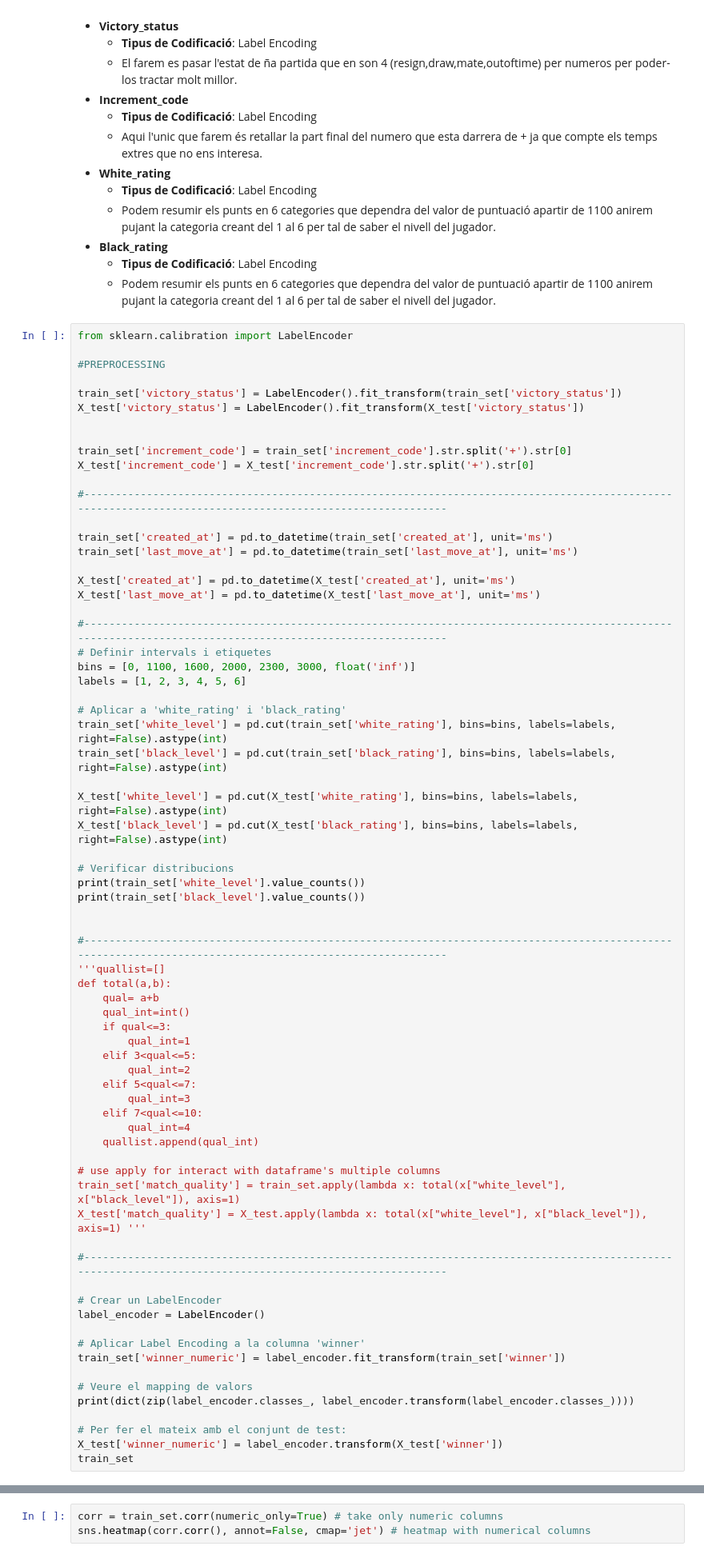
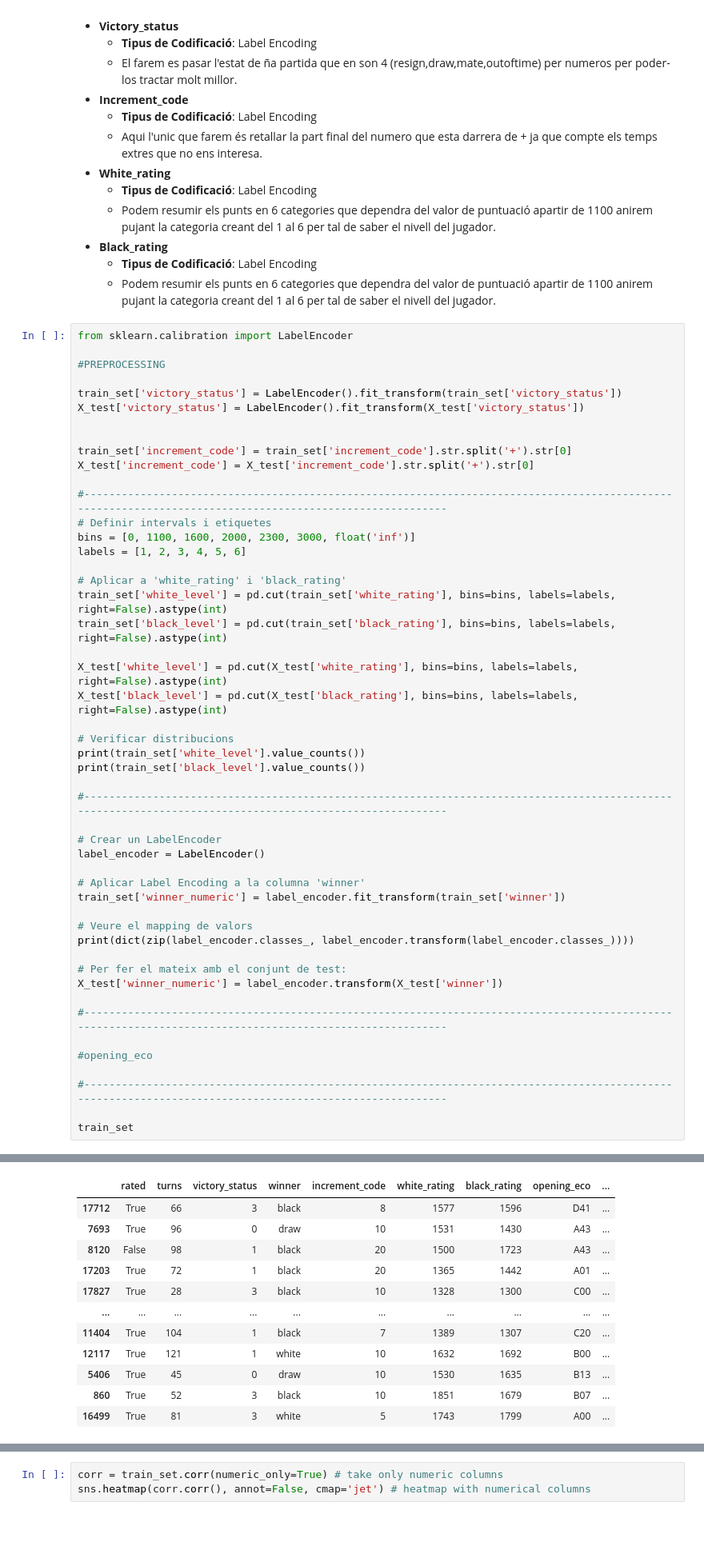
Before and after one commit to NIU1679937/ChestKaggle, a Jupyter notebook: Cas_Kaggle_ApC.ipynb, the cells around one changed output, grey strips where cells are left out. Shown at 80% size. Cells and saved outputs as stored; diff of their text form; blank space fills up the shorter version.

```diff
--- a/Cas_Kaggle_ApC.ipynb
+++ b/Cas_Kaggle_ApC.ipynb
@@ -248,14 +246,6 @@ X_test['victory_status'] = LabelEncoder().fit_transform(X_test['victory_status']
 
 train_set['increment_code'] = train_set['increment_code'].str.split('+').str[0]
 X_test['increment_code'] = X_test['increment_code'].str.split('+').str[0]
-
-#---------------------------------------------------------------------------------------------------------------------------------------------------------
-
-train_set['created_at'] = pd.to_datetime(train_set['created_at'], unit='ms')
-train_set['last_move_at'] = pd.to_datetime(train_set['last_move_at'], unit='ms')
-
-X_test['created_at'] = pd.to_datetime(X_test['created_at'], unit='ms')
-X_test['last_move_at'] = pd.to_datetime(X_test['last_move_at'], unit='ms')
 
 #---------------------------------------------------------------------------------------------------------------------------------------------------------
 # Definir intervals i etiquetes
@@ -273,26 +263,6 @@ X_test['black_level'] = pd.cut(X_test['black_rating'], bins=bins, labels=labels,
 print(train_set['white_level'].value_counts())
 print(train_set['black_level'].value_counts())
 
-
-#---------------------------------------------------------------------------------------------------------------------------------------------------------
-'''quallist=[]
-def total(a,b):
-    qual= a+b
-    qual_int=int()
-    if qual<=3:
-        qual_int=1
-    elif 3<qual<=5:
-        qual_int=2
-    elif 5<qual<=7:
-        qual_int=3
-    elif 7<qual<=10:
-        qual_int=4
-    quallist.append(qual_int)
-
-# use apply for interact with dataframe's multiple columns
-train_set['match_quality'] = train_set.apply(lambda x: total(x["white_level"], x["black_level"]), axis=1)
-X_test['match_quality'] = X_test.apply(lambda x: total(x["white_level"], x["black_level"]), axis=1) '''
-
 #---------------------------------------------------------------------------------------------------------------------------------------------------------
 
 # Crear un LabelEncoder
@@ -306,6 +276,13 @@ print(dict(zip(label_encoder.classes_, label_encoder.transform(label_encoder.cla
 
 # Per fer el mateix amb el conjunt de test:
 X_test['winner_numeric'] = label_encoder.transform(X_test['winner'])
+
+#---------------------------------------------------------------------------------------------------------------------------------------------------------
+
+#opening_eco
+
+#---------------------------------------------------------------------------------------------------------------------------------------------------------
+
 train_set
 # %% [output]
 white_level
@@ -324,2 +301,14 @@ black_level
 Name: count, dtype: int64
 {'black': np.int64(0), 'draw': np.int64(1), 'white': np.int64(2)}
+|  | rated | turns | victory_status | winner | increment_code | white_rating | black_rating | opening_eco | ... |
+| 17712 | True | 66 | 3 | black | 8 | 1577 | 1596 | D41 | ... |
+| 7693 | True | 96 | 0 | draw | 10 | 1531 | 1430 | A43 | ... |
+| 8120 | False | 98 | 1 | black | 20 | 1500 | 1723 | A43 | ... |
+| 17203 | True | 72 | 1 | black | 20 | 1365 | 1442 | A01 | ... |
+| 17827 | True | 28 | 3 | black | 10 | 1328 | 1300 | C00 | ... |
+| ... | ... | ... | ... | ... | ... | ... | ... | ... | ... |
+| 11404 | True | 104 | 1 | black | 7 | 1389 | 1307 | C20 | ... |
+| 12117 | True | 121 | 1 | white | 10 | 1632 | 1692 | B00 | ... |
+| 5406 | True | 45 | 0 | draw | 10 | 1530 | 1635 | B13 | ... |
+| 860 | True | 52 | 3 | black | 10 | 1851 | 1679 | B07 | ... |
+| 16499 | True | 81 | 3 | white | 5 | 1743 | 1799 | A00 | ... |
```
Also changed, not shown: parts of 14 cells of this notebook.
